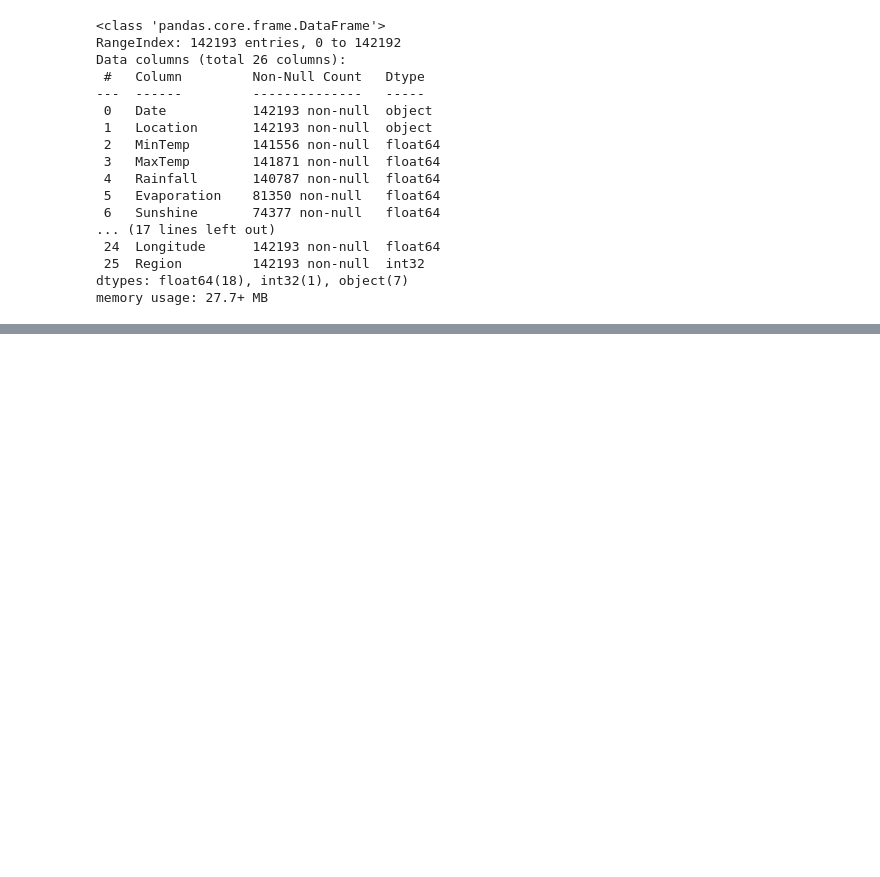
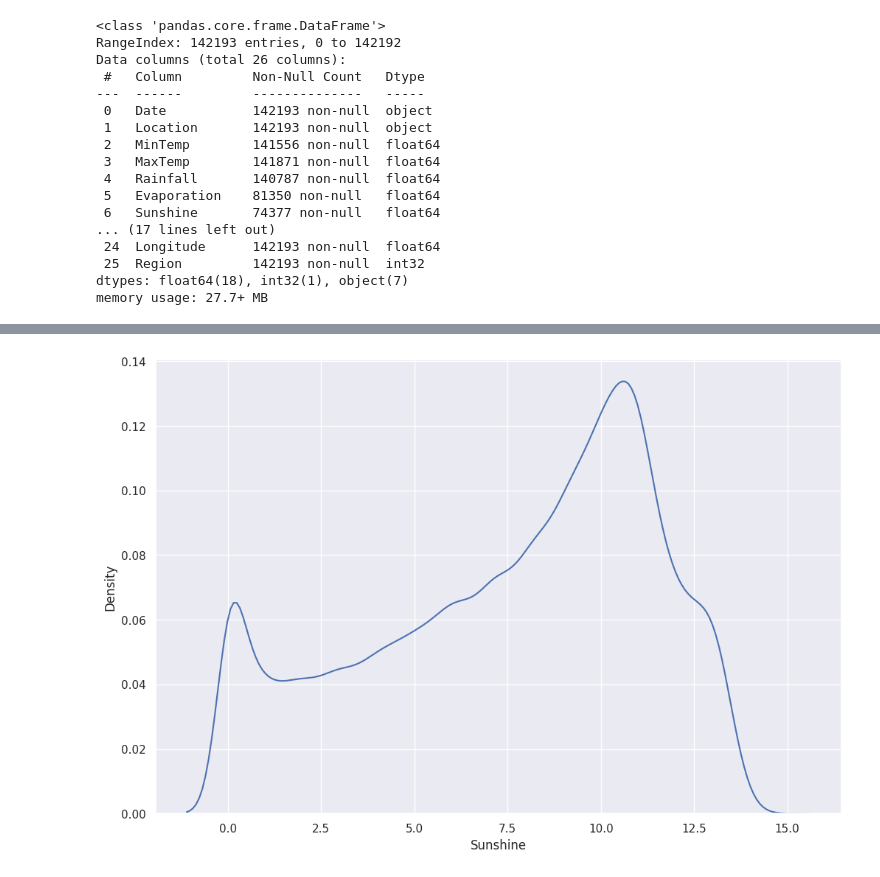
Before and after one commit to GenaCanciani/AA1-TUIA-Canciani-Mancini-Morales, a Jupyter notebook: TP-clasificacion-AA1.ipynb, the cells around one changed output, grey strips where cells are left out. Drawn from its saved outputs; the diff is of its cells as text; code cells hidden in the pictures; blank space fills up the shorter version.

```diff
--- a/TP-clasificacion-AA1.ipynb
+++ b/TP-clasificacion-AA1.ipynb
@@ -350,0 +448,6 @@ plt.show()
+# %%
+plt.figure(figsize=(12, 8))
+sns.kdeplot(X_train['Sunshine'])
+plt.show()
+# %% [output]
+[figure, added]
```
Also changed, not shown: parts of 25 cells of this notebook.
